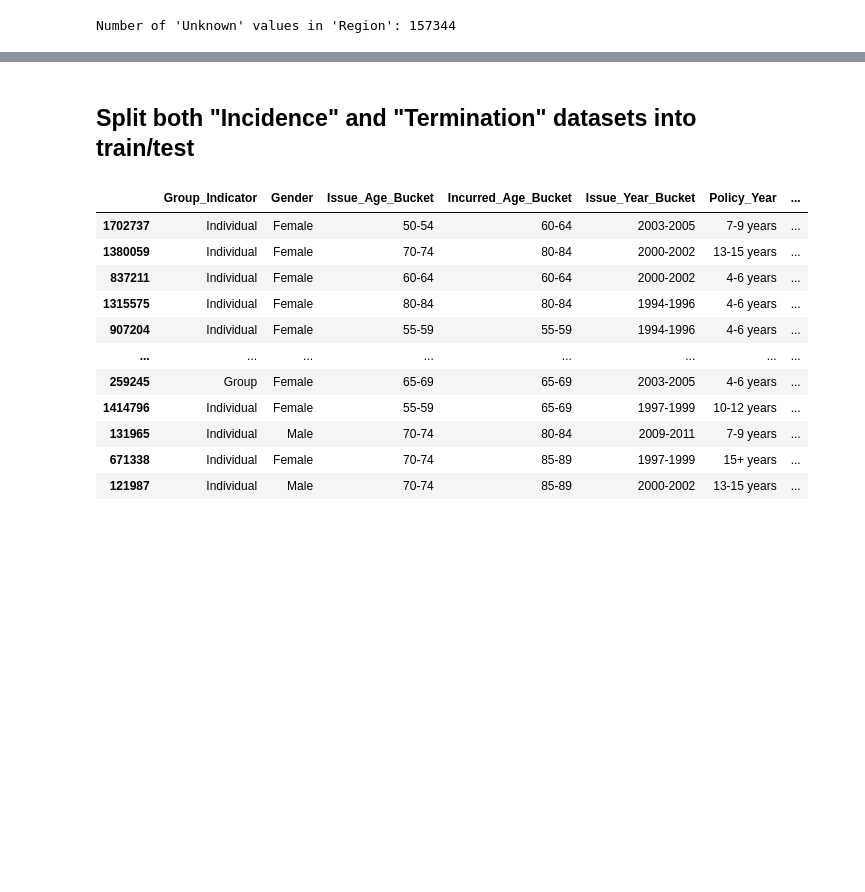
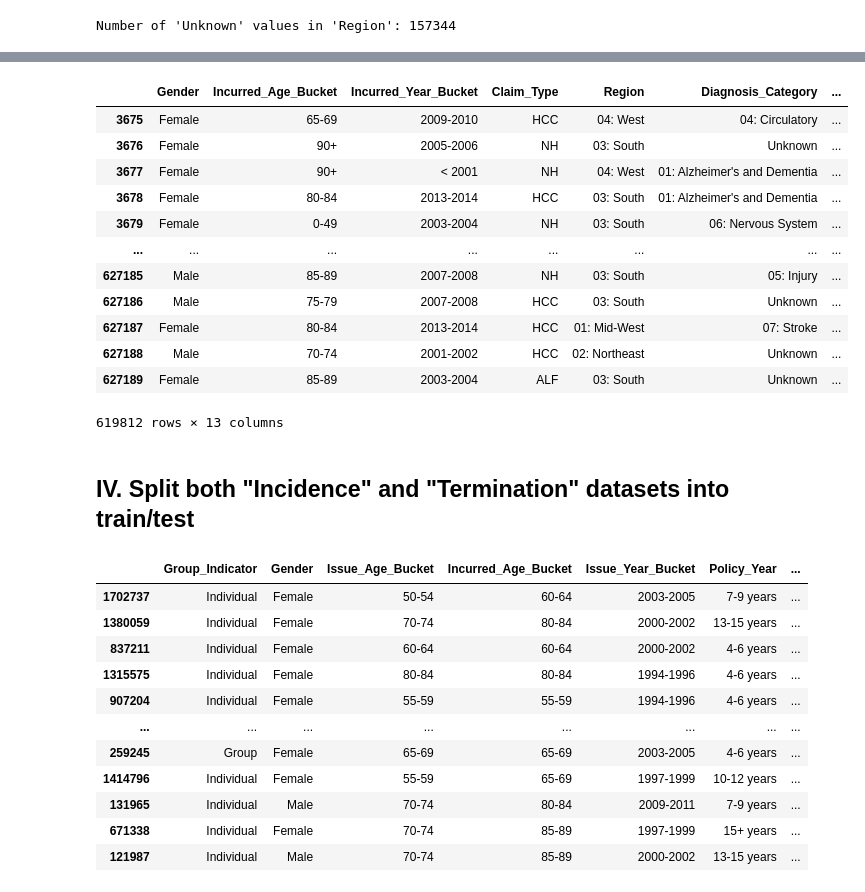
Before and after one commit to justinkao44/STA663_Project_1, a Jupyter notebook: Data_Cleaning_Process.ipynb, the cells around one changed output, grey strips where cells are left out. Cells and saved outputs as stored; diff of their text form; code cells hidden in the pictures; blank space fills up the shorter version.

Commit message:
termination cleaning update

```diff
--- a/Data_Cleaning_Process.ipynb
+++ b/Data_Cleaning_Process.ipynb
@@ -347,0 +366,23 @@ Number of 'Unknown' values in 'Region': 157344
+# %%
+import numpy as np
+import pandas as pd
+
+# Assuming filtered_termination_df is your DataFrame
+
+# Step 1: Replace 'Unknown' with np.nan for easier handling with pandas methods
+filtered_termination_df['Region'].replace('Unknown', np.nan, inplace=True)
+
+# Step 2 & 3: Impute 'Unknown' (now np.nan) in 'Region' based on the mode of each 'Diagnosis_Category' group
+for diagnosis_category in filtered_termination_df['Diagnosis_Category'].unique():
+    # Compute the mode of 'Region' for the current 'Diagnosis_Category'
+    mode_region = filtered_termination_df.loc[filtered_termination_df['Diagnosis_Category'] == diagnosis_category, 'Region'].mode()
+    if not mode_region.empty:
+        # Impute 'Unknown' values with the mode for this subset
+        filtered_termination_df.loc[(filtered_termination_df['Diagnosis_Category'] == diagnosis_category) & (filtered_termination_df['Region'].isna()), 'Region'] = mode_region[0]
+
+# If there are still any 'Unknown' (np.nan) values left, fill them with the overall mode
+overall_mode = filtered_termination_df['Region'].mode()[0]
+filtered_termination_df['Region'].fillna(overall_mode, inplace=True)
+
+# Check the imputation result
+print(filtered_termination_df['Region'].value_counts())
@@ -348,5 +405,21 @@ Number of 'Unknown' values in 'Region': 157344
+# %%
+filtered_termination_df
+# %% [output]
+|  | Gender | Incurred_Age_Bucket | Incurred_Year_Bucket | Claim_Type | Region | Diagnosis_Category | ... |
+| 3675 | Female | 65-69 | 2009-2010 | HCC | 04: West | 04: Circulatory | ... |
+| 3676 | Female | 90+ | 2005-2006 | NH | 03: South | Unknown | ... |
+| 3677 | Female | 90+ | < 2001 | NH | 04: West | 01: Alzheimer's and Dementia | ... |
+| 3678 | Female | 80-84 | 2013-2014 | HCC | 03: South | 01: Alzheimer's and Dementia | ... |
+| 3679 | Female | 0-49 | 2003-2004 | NH | 03: South | 06: Nervous System | ... |
+| ... | ... | ... | ... | ... | ... | ... | ... |
+| 627185 | Male | 85-89 | 2007-2008 | NH | 03: South | 05: Injury | ... |
+| 627186 | Male | 75-79 | 2007-2008 | HCC | 03: South | Unknown | ... |
+| 627187 | Female | 80-84 | 2013-2014 | HCC | 01: Mid-West | 07: Stroke | ... |
+| 627188 | Male | 70-74 | 2001-2002 | HCC | 02: Northeast | Unknown | ... |
+| 627189 | Female | 85-89 | 2003-2004 | ALF | 03: South | Unknown | ... |
+619812 rows × 13 columns
 # %% [markdown]
-## Split both "Incidence" and "Termination" datasets into train/test
+## IV. Split both "Incidence" and "Termination" datasets into train/test
 # %%
 import pandas as pd
 from sklearn.model_selection import train_test_split
```
Also changed, not shown: parts of 13 cells of this notebook.
